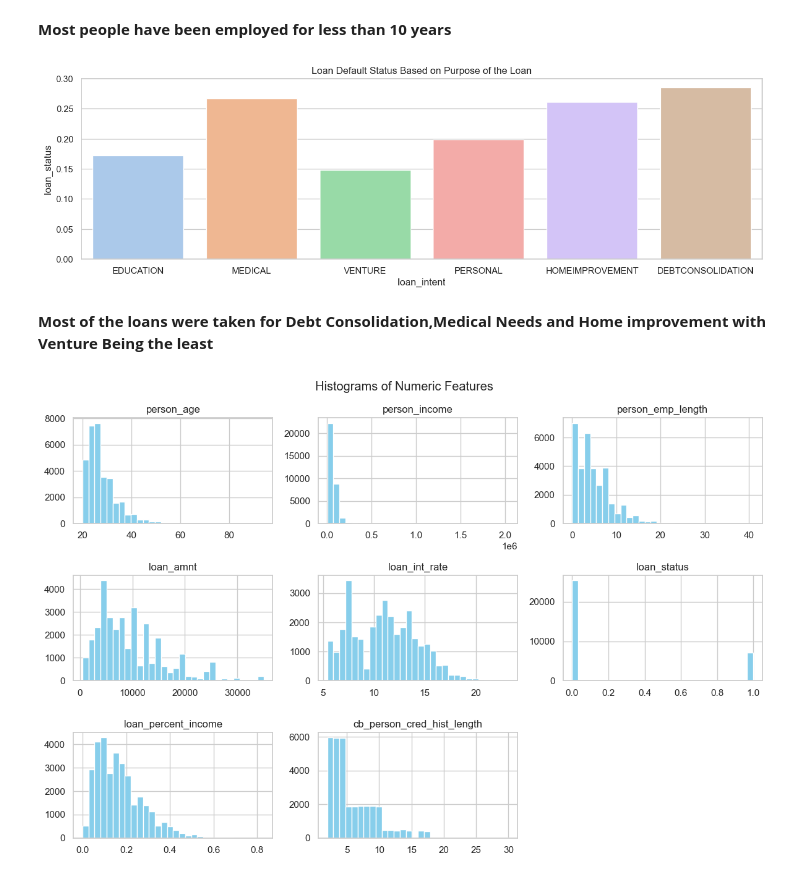
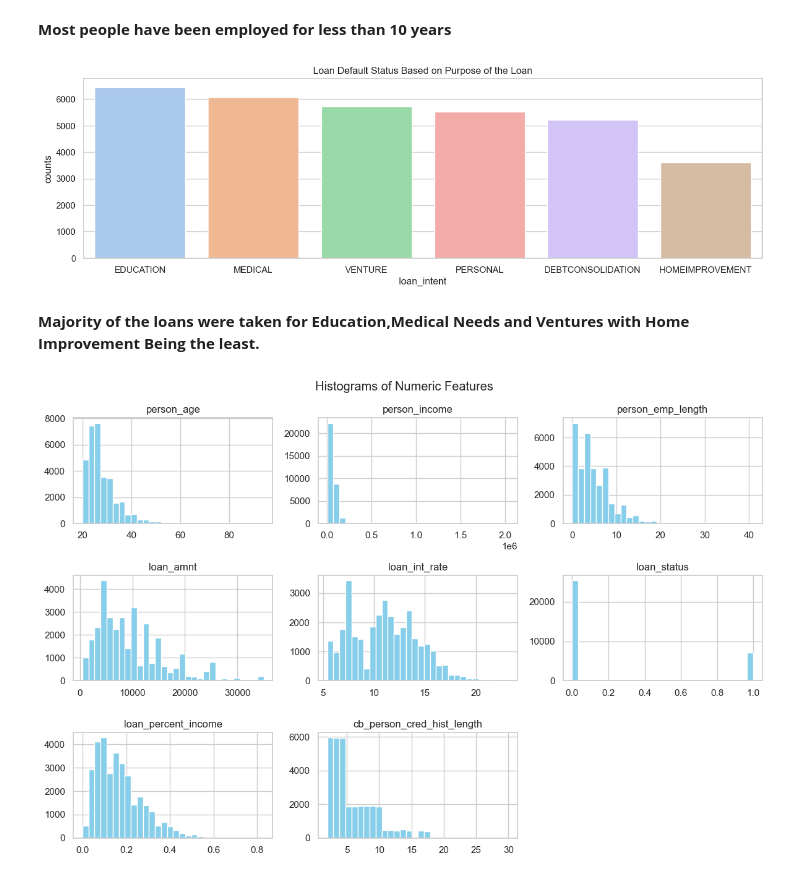
Before and after one commit to pye024/Loan-Default, a Jupyter notebook: notebooks/prep_EDA.ipynb, the cells around one changed output. Saved outputs shown, nothing was run; the diff lists cells and outputs as text; code cells hidden in the pictures.

```diff
--- a/notebooks/prep_EDA.ipynb
+++ b/notebooks/prep_EDA.ipynb
@@ -170,14 +176,17 @@ plt.show()
 # %% [markdown]
 **Most people have been employed for less than 10 years**
 # %%
+count=df["loan_intent"].value_counts().reset_index()
+count
+count.columns=['loan_intent','counts']
 plt.figure(figsize=(15, 4))
-sns.barplot(x="loan_intent", y="loan_status", palette="pastel",hue="loan_intent",ci=None,data=df)
+sns.barplot(x="loan_intent", y="counts", palette="pastel",hue="loan_intent",ci=None,data=count)
 plt.title("Loan Default Status Based on Purpose of the Loan")
 plt.show()
 # %% [output]
-[figure, old version]
+[figure, new version]
 # %% [markdown]
-**Most of the loans were taken for Debt Consolidation,Medical Needs and Home improvement with Venture Being the least**
+**Majority of the loans were taken for Education,Medical Needs and Ventures with Home Improvement Being the least.**
 # %%
 df.hist(bins=30, figsize=(12, 8),color="skyblue")
 plt.suptitle('Histograms of Numeric Features')
```
Also changed, not shown: parts of 3 cells of this notebook, 9 other files.
